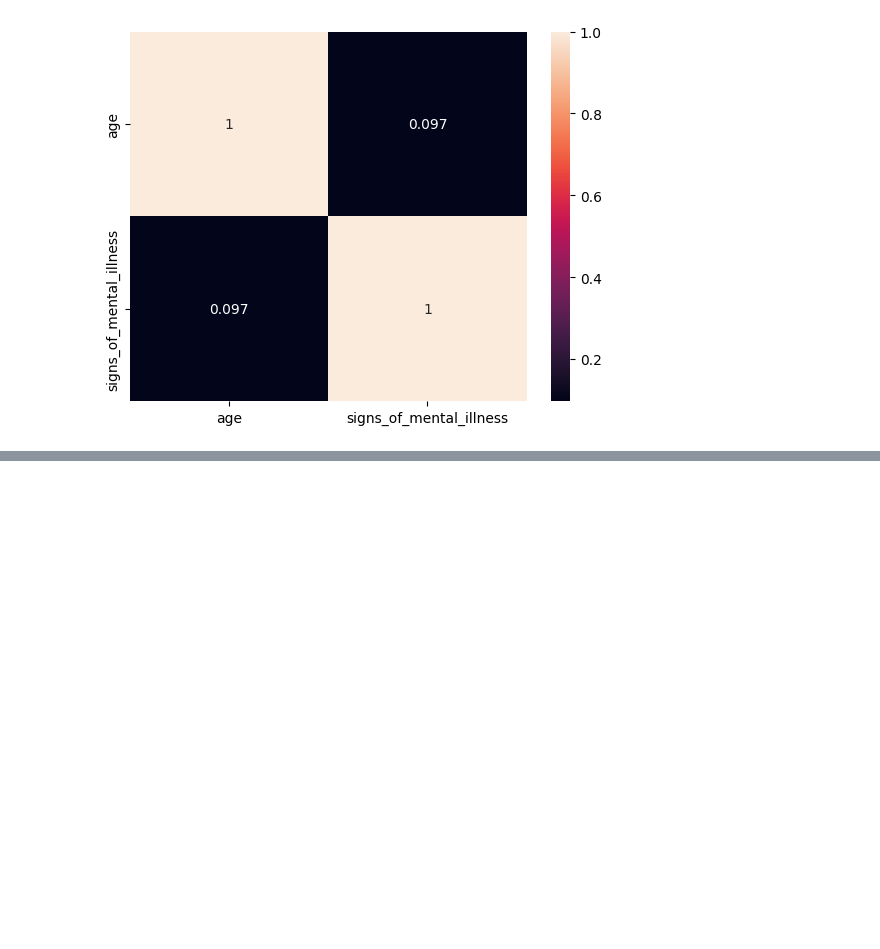
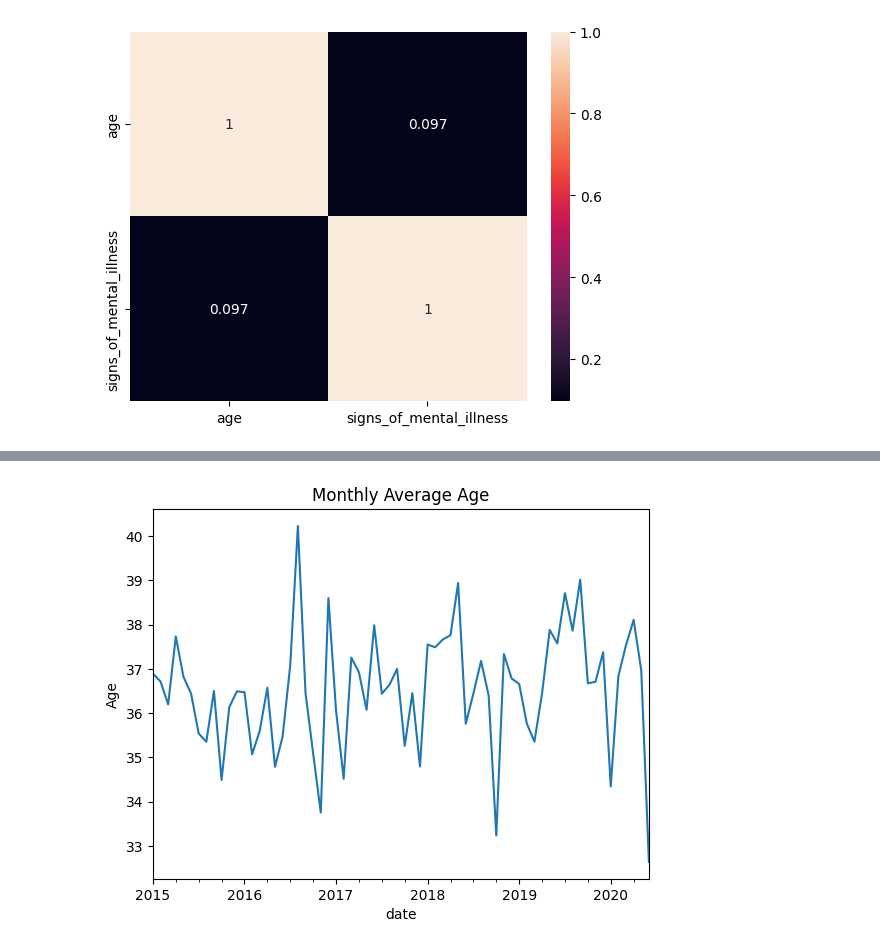
Before and after one commit to Vikaash7/21BDS0052-EDA, a Jupyter notebook: 21BDS0052.ipynb, the cells around one changed output, grey strips where cells are left out. Saved outputs shown, nothing was run; the diff lists cells and outputs as text; code cells hidden in the pictures; blank space fills up the shorter version.

```diff
--- a/21BDS0052.ipynb
+++ b/21BDS0052.ipynb
@@ -203,0 +244,8 @@ plt.show()
+# %%
+monthly_age = df['age'].resample('M').mean()
+monthly_age.plot()
+plt.title('Monthly Average Age')
+plt.ylabel('Age')
+plt.show()
+# %% [output]
+[figure, added]
```
Also changed, not shown: parts of 5 cells of this notebook.
